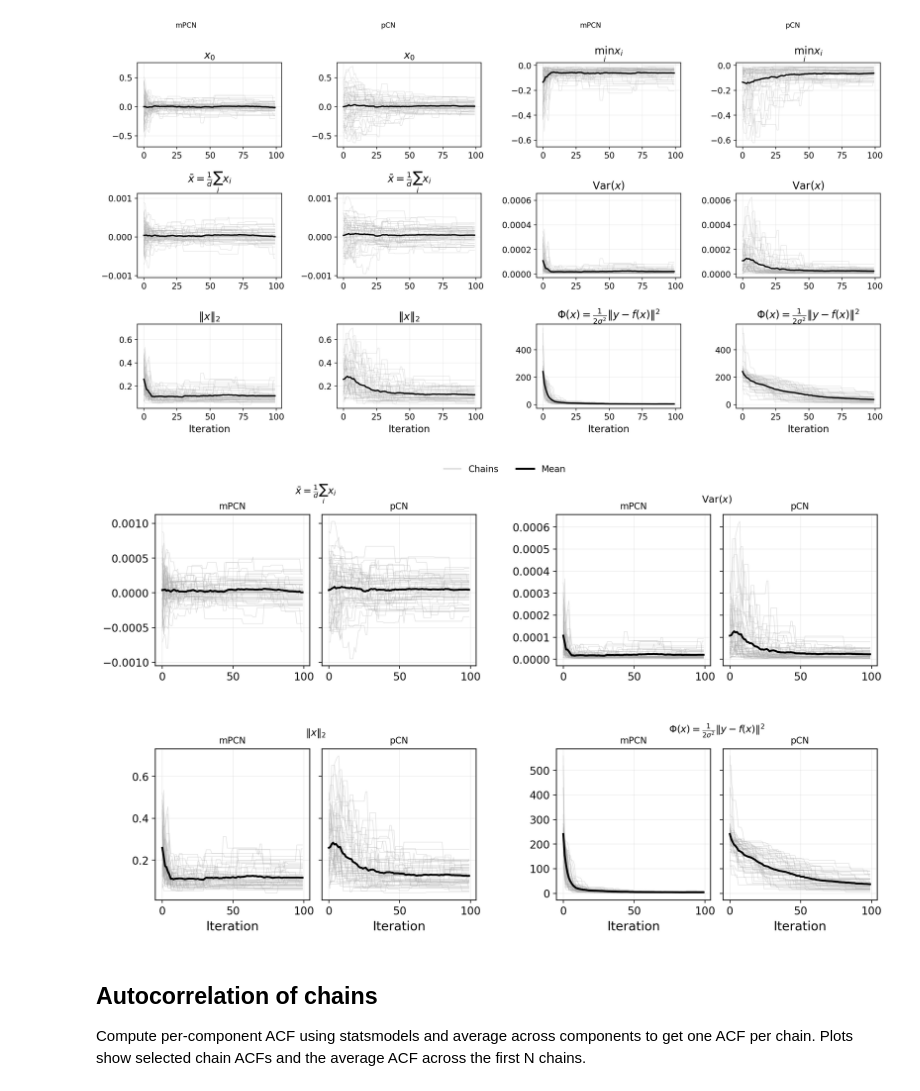
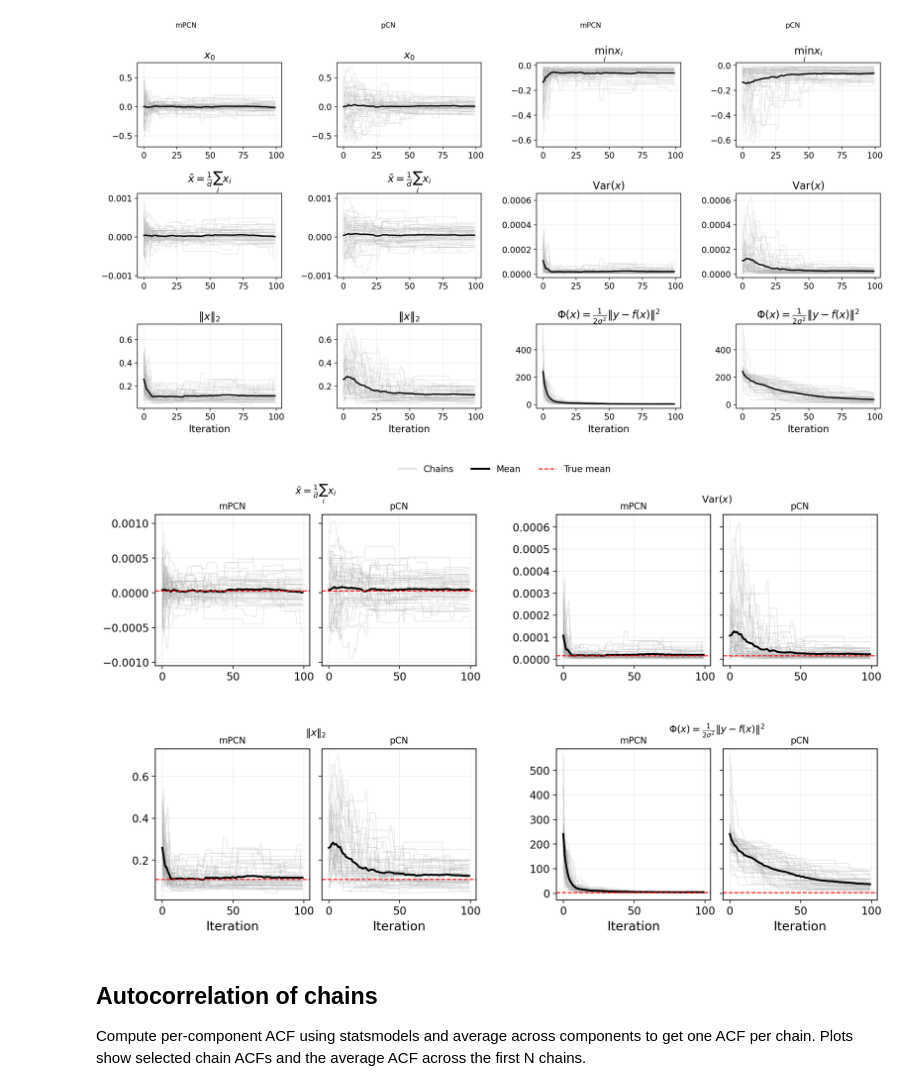
Before and after one commit to guillerminasenn/multiproposal-internal, a Jupyter notebook: notebooks/05_toy_solute_transport_mpcn_convergence.ipynb, the cells around one changed output. Saved outputs shown, nothing was run; the diff lists cells and outputs as text; code cells hidden in the pictures.

Commit message:
added true obs value

```diff
--- a/notebooks/05_toy_solute_transport_mpcn_convergence.ipynb
+++ b/notebooks/05_toy_solute_transport_mpcn_convergence.ipynb
@@ -757,6 +757,9 @@ chain_color = '0.65'
 mean_color = '0.0'
 chain_linewidth = 0.6
 mean_linewidth = 2.2
+true_line_color = 'red'
+true_line_style = '--'
+true_line_width = 1.2
 
 def _potential_series(chain):
     series = np.empty(chain.shape[0], dtype=float)
@@ -765,6 +768,11 @@ def _potential_series(chain):
         resid = problem.y - theta[problem.obs_indices]
         series[idx] = 0.5 * np.dot(resid, resid) / (problem.sigma ** 2)
     return series
+
+def _potential_scalar(params):
+    theta = problem.theta_from_params(params)
+    resid = problem.y - theta[problem.obs_indices]
+    return float(0.5 * np.dot(resid, resid) / (problem.sigma ** 2))
 
 pub_observables = [
     (r"$\bar{x}=\frac{1}{d}\sum_i x_i$", lambda chain: np.mean(chain, axis=1)),
@@ -776,17 +784,64 @@ pub_observables = [
 def _stack_observable(stack, obs_fn):
     return np.stack([obs_fn(chain) for chain in stack], axis=0)
 
+burnin_true_mean = 10000
+target_metrics_dir = Path(
+    '/home/senng/multiproposal-internal/estimations/solute_transport/'
+    'data_h4afe80f670cc/fixed/mpcn_pcn_convergence_h57eaaa0da6e8/metrics'
+ )
+target_metrics_dir.mkdir(parents=True, exist_ok=True)
+target_metrics_path = target_metrics_dir / f'pub_observables_true_mean_rho{rho_tag}_burn{burnin_true_mean}.npz'
+
+def _observable_chain_mean(chain, obs_fn, burn_in):
+    if chain.shape[0] <= burn_in:
+        raise ValueError('burnin_true_mean exceeds chain length.')
+    obs_vals = np.array([obs_fn(params) for params in chain[burn_in:]])
+    return float(np.mean(obs_vals))
+
+def _compute_true_obs_values(chains, burn_in):
+    obs_fns = [
+        lambda params: float(np.mean(params)),
+        lambda params: float(np.var(params)),
+        lambda params: float(np.linalg.norm(params)),
+        _potential_scalar,
+    ]
+    true_vals = []
+    for obs_fn in obs_fns:
+        chain_means = [_observable_chain_mean(chain, obs_fn, burn_in) for chain in chains]
+        true_vals.append(float(np.mean(chain_means)))
+    return true_vals
+
+true_obs_values = None
+if target_metrics_path.exists():
+    saved = np.load(target_metrics_path)
+    if int(saved.get('burn_in', -1)) == int(burnin_true_mean):
+        saved_vals = saved.get('true_obs_values')
+        if saved_vals is not None:
+            true_obs_values = [float(val) for val in saved_vals]
+if true_obs_values is None:
+    if not mpcn_chains:
+        raise ValueError('No mPCN chains available to compute true observables.')
+    chains_for_target = mpcn_chains[:mpcn_plot_count]
+    true_obs_values = _compute_true_obs_values(chains_for_target, burnin_true_mean)
+    np.savez_compressed(
+        target_metrics_path,
+        true_obs_values=np.array(true_obs_values, dtype=float),
+        burn_in=int(burnin_true_mean),
+        chain_count=int(len(chains_for_target)),
+    )
+
 fig = plt.figure(figsize=(14.5, 7.8))
 outer = fig.add_gridspec(2, 2, wspace=0.25, hspace=0.55)
 
 legend_handles = [
     Line2D([0], [0], color=chain_color, linewidth=chain_linewidth, label='Chains'),
     Line2D([0], [0], color=mean_color, linewidth=mean_linewidth, label='Mean'),
+    Line2D([0], [0], color=true_line_color, linewidth=true_line_width, linestyle=true_line_style, label='True mean'),
 ]
 fig.legend(
     handles=legend_handles,
     loc='upper center',
-    ncol=2,
+    ncol=3,
     frameon=False,
     bbox_to_anchor=(0.5, 0.995),
     fontsize=10,
@@ -822,34 +877,39 @@ for block_idx, (obs_label, obs_fn) in enumerate(pub_observables):
             linewidth=chain_linewidth,
             color=chain_color,
             alpha=0.35,
         )
     ax_p.plot(pcn_mean, linewidth=mean_linewidth, color=mean_color)
     ax_p.set_title('pCN', fontsize=10)
     ax_p.grid(alpha=0.2)
     ax_p.tick_params(labelleft=False)
 
+    if true_obs_values is not None:
+        true_val = true_obs_values[block_idx]
+        ax_m.axhline(true_val, color=true_line_color, linestyle=true_line_style, linewidth=true_line_width)
+        ax_p.axhline(true_val, color=true_line_color, linestyle=true_line_style, linewidth=true_line_width)
+
     block_box = outer[row_idx, col_idx].get_position(fig)
     fig.text(
         (block_box.x0 + block_box.x1) / 2,
         block_box.y1 + 0.02,
         obs_label,
         ha='center',
         va='bottom',
         fontsize=11,
     )
 
     if row_idx == 1:
         ax_m.set_xlabel('Iteration')
         ax_p.set_xlabel('Iteration')
 
 fig.tight_layout(rect=(0.0, 0.0, 1.0, 0.94))
 fig.savefig(
     reports_dir / f'solute_transport_mpcn_vs_pcn_traceplots_pub_observables_rho{rho_tag}.png',
     bbox_inches='tight',
 )
 plt.show()
 # %% [output]
-[figure, old version]
+[figure, new version]
 # %% [markdown]
 ## Autocorrelation of chains
 
```
Also changed, not shown: parts of 7 cells of this notebook, 3 other files.
